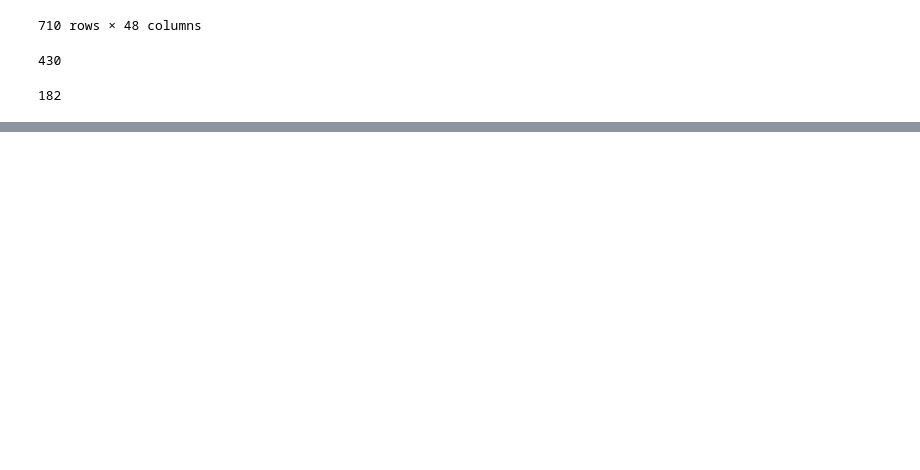
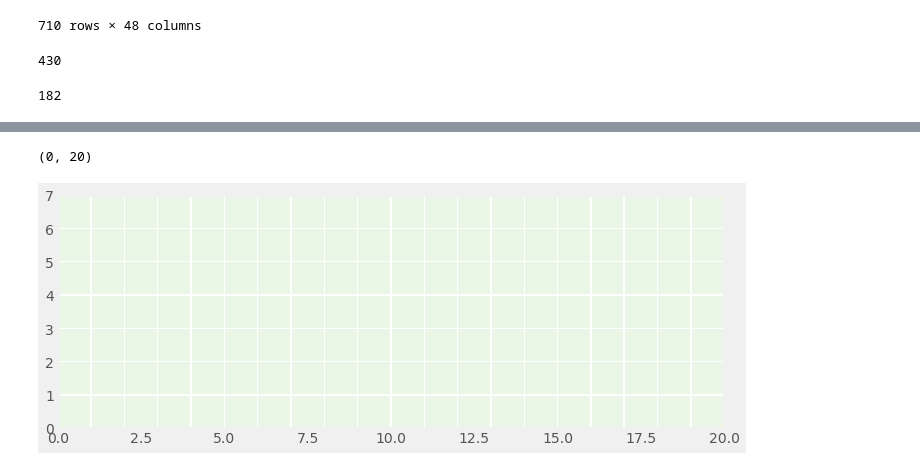
Before and after one commit to josephofiowa/dc-bike-crash-analysis, a Jupyter notebook: bicycle-crash-analysis.ipynb, the cells around one changed output, grey strips where cells are left out. Drawn from its saved outputs; the diff is of its cells as text; code cells hidden in the pictures; blank space fills up the shorter version.

```diff
--- a/bicycle-crash-analysis.ipynb
+++ b/bicycle-crash-analysis.ipynb
@@ -198,0 +483,2 @@ crash1617.save('./maps/bicycle-16-17-crashes.html')
+# %%
+gh_df15.set_index(['WEEK', 'WEEKDAY']).unstack()
@@ -198,0 +549,3 @@ crash1617.save('./maps/bicycle-16-17-crashes.html')
+# %%
+# make indices truly unique
+gh_df15.reset_index(inplace=True)
@@ -198,0 +582,2 @@ crash1617.save('./maps/bicycle-16-17-crashes.html')
+# %%
+gh_df15 = gh_df15.pivot_table(columns="WEEK", index="WEEKDAY", values="TOTAL_INCIDENTS")
@@ -198,0 +600,2 @@ crash1617.save('./maps/bicycle-16-17-crashes.html')
+# %%
+gh_df15.fillna(0, inplace=True)
@@ -198,0 +612,9 @@ crash1617.save('./maps/bicycle-16-17-crashes.html')
+# %%
+Weekday, Week = np.mgrid[:gh_df15.shape[0]+1, :gh_df15.shape[1]+1]
+fig, ax = pl.subplots(figsize=(12, 4))
+ax.set_aspect("equal")
+pl.pcolormesh(Week, Weekday, gh_df15.values, cmap="Greens", edgecolor="w", vmin=-10, vmax=100)
+pl.xlim(0, gh_df15.shape[1])
+# %% [output]
+(0, 20)
+[figure, added]
```
Also changed, not shown: parts of 61 cells of this notebook.
